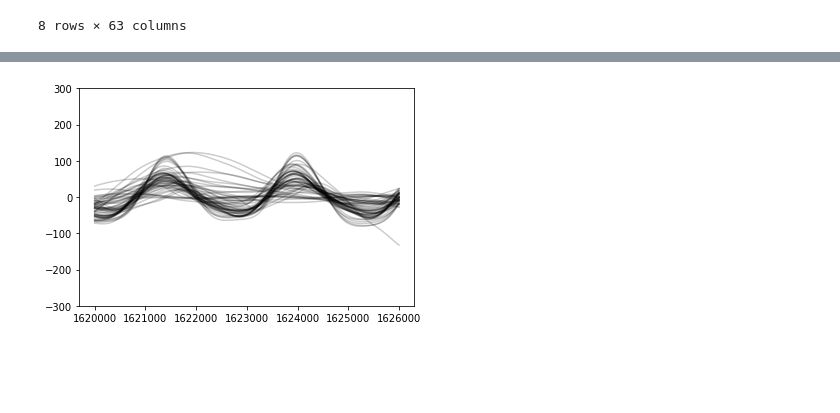
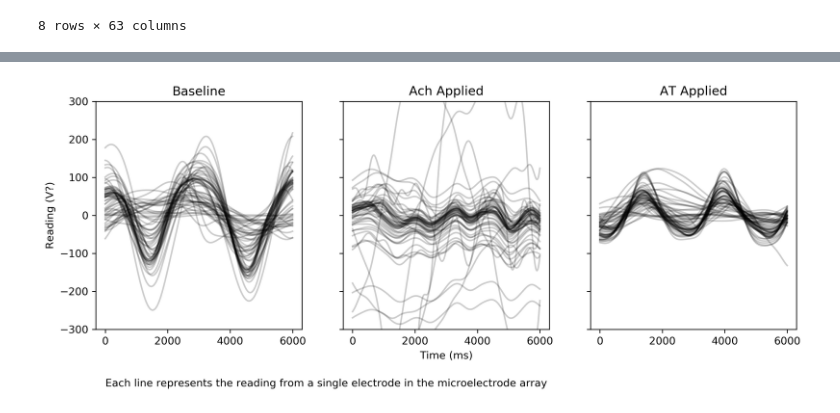
Before and after one commit to kartikey-vyas/GI-timeseries-classification, a Jupyter notebook: 5.1-kv-full-features.ipynb, the cells around one changed output, grey strips where cells are left out. Saved outputs shown, nothing was run; the diff lists cells and outputs as text; code cells hidden in the pictures; blank space fills up the shorter version.

Commit message:
visualisations done

```diff
--- a/5.1-kv-full-features.ipynb
+++ b/5.1-kv-full-features.ipynb
@@ -21,20 +23,20 @@ df_ach_at.describe()
 8 rows × 63 columns
 # %%
 # visualise some of the data
-# look at the 1st window (baseline)
-import matplotlib.pyplot as plt
-
+# look at the 1st window (baseline) where y = 0
 df_window_1 = (df_ach_at.iloc[0:6000,:]
                .drop(columns = ['window_id', 'y'])
-               .set_index('t'))
+               .set_index('t')
+               .reset_index(drop=True))
+
+# take the 1st window with y = 1
 df_window_2 = (df_ach_at.iloc[180000:186000,:]
                .drop(columns = ['window_id', 'y'])
-               .set_index('t'))
+               .set_index('t')
+               .reset_index(drop=True))
 
+# take the 1st window with y = 2
 df_window_3 = (df_ach_at.iloc[360000:366000,:]
                .drop(columns = ['window_id', 'y'])
-               .set_index('t'))
-
-plt.plot(df_window_1, 'k', alpha=0.2)
-plt.ylim(-300,300)
-plt.show()
+               .set_index('t')
+               .reset_index(drop=True))
@@ -49,6 +43,22 @@ plt.show()
-# %%
-plt.plot(df_window_3, 'k', alpha=0.2)
-plt.ylim(-300,300)
-plt.show()
-# %% [output]
-[figure, removed]
+# %%
+caption = "Each line represents the reading from a single electrode in the microelectrode array"
+
+plt.figure(figsize = (12,4), dpi = 300)
+plt.subplot(131)
+plt.ylabel("Reading (V?)")
+plt.ylim(-300,300)
+plt.plot(df_window_1, 'k', alpha=0.2)
+plt.title("Baseline")
+plt.text(0, -450, caption)
+plt.subplot(132, yticklabels = [])
+plt.xlabel("Time (ms)")
+plt.plot(df_window_2, 'k', alpha=0.2)
+plt.ylim(-300,300)
+plt.title("Ach Applied")
+plt.subplot(133, yticklabels = [])
+plt.plot(df_window_3, 'k', alpha=0.2)
+plt.ylim(-300,300)
+plt.title("AT Applied")
+plt.show()
+# %% [output]
+[figure, added]
```
Also changed, not shown: parts of 5 cells of this notebook, 1 other file.
